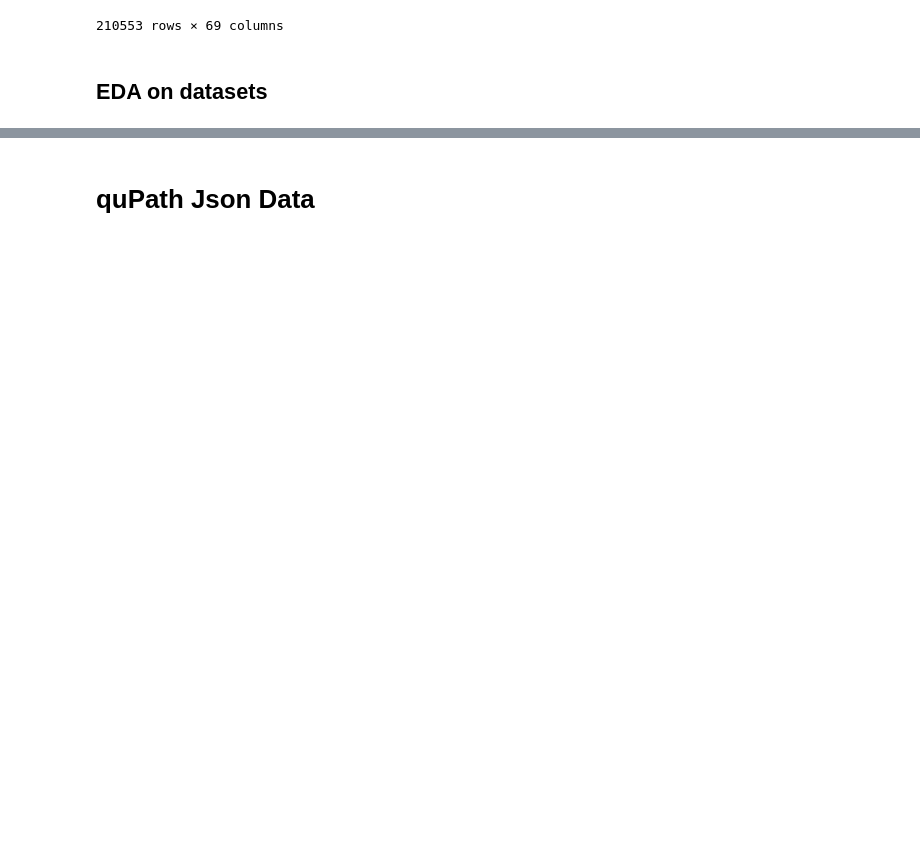
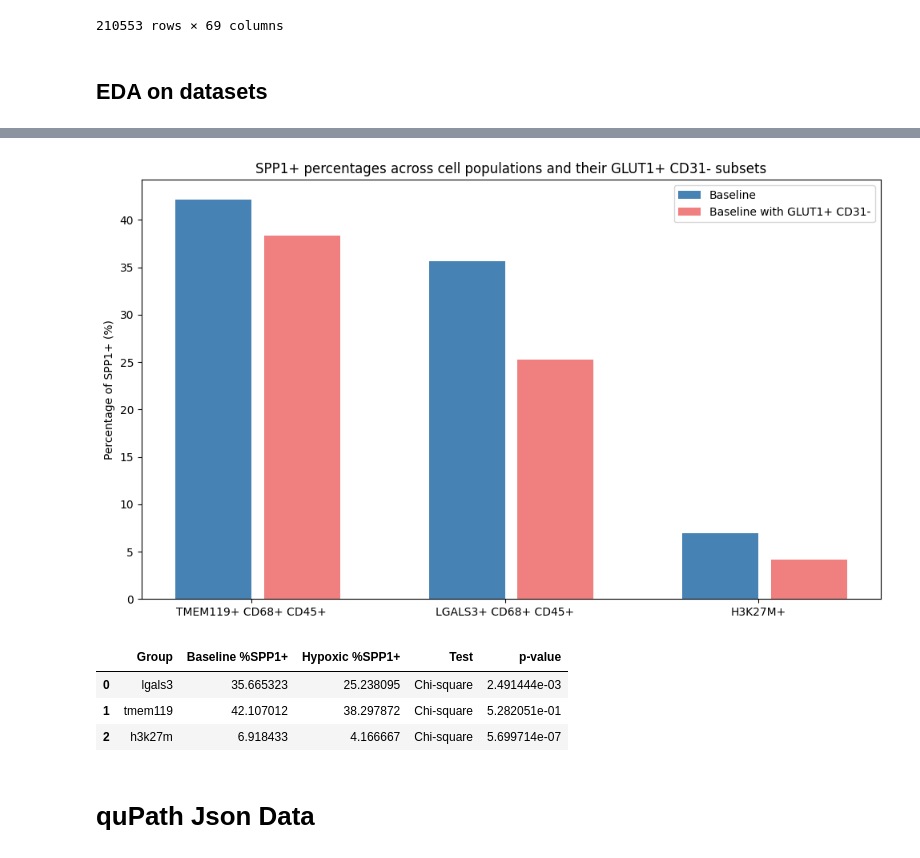
Before and after one commit to sadeghetemad/nencki-image-segmentation, a Jupyter notebook: notebooks/patient_analysis.ipynb, the cells around one changed output, grey strips where cells are left out. Drawn from its saved outputs; the diff is of its cells as text; code cells hidden in the pictures; blank space fills up the shorter version.

Commit message:
feat: add statistical test

```diff
--- a/notebooks/patient_analysis.ipynb
+++ b/notebooks/patient_analysis.ipynb
@@ -245,0 +275,19 @@ plt.show()
+# %%
+def pos(data, marker, method="otsu", compartment="Cell"):
+    """
+    Return boolean mask of positive cells for a given marker.
+
+    Parameters
+    ----------
+    data : pd.DataFrame
+        QuPath measurement table.
+    marker : str
+        Marker name, e.g. "CD68"
+    method : str
+        Thresholding method key, e.g. "otsu", "gmm"
+    compartment : str
+        "Cell" or "Nucleus"
+    """
+    col = f"{compartment}: {marker}: Mean"
+    thr = TH[marker][compartment][method]
+    return data[col] > thr
@@ -245,0 +351,33 @@ plt.show()
+# %%
+groups = [
+    "TMEM119+ CD68+ CD45+",
+    "TMEM119+ CD68+ CD45+ GLUT1+ CD31-",
+    "LGALS3+ CD68+ CD45+",
+    "LGALS3+ CD68+ CD45+ GLUT1+ CD31-",
+    "H3K27M+",
+    "H3K27M+ GLUT1+ CD31-"
+]
+values = summary["% SPP1+"]
+
+pairs = [(0,1), (2,3), (4,5)]
+
+plt.figure(figsize=(10,6))
+
+for i, (a, b) in enumerate(pairs):
+    x = np.array([i, i+0.35])
+    y = [values[a], values[b]]
+
+    plt.bar(x[0], y[0], width=0.3, color="steelblue", label="Baseline" if i == 0 else "")
+    plt.bar(x[1], y[1], width=0.3, color="lightcoral", label="Baseline with GLUT1+ CD31-" if i == 0 else "")
+
+plt.xticks([i+0.15 for i in range(len(pairs))],
+           ["TMEM119+ CD68+ CD45+", "LGALS3+ CD68+ CD45+", "H3K27M+"],
+           rotation=0)
+
+plt.ylabel("Percentage of SPP1+ (%)")
+plt.title("SPP1+ percentages across cell populations and their GLUT1+ CD31- subsets")
+plt.legend()
+plt.tight_layout()
+plt.show()
+# %% [output]
+[figure, added]
@@ -246,3 +448,20 @@ plt.show()
+# %%
+group_mask = {
+    "tmem119": tmem119,
+    "tmem119_hypoxic": tmem119 & hypoxic,
+    "lgals3": lgals3,
+    "lgals3_hypoxic": lgals3 & hypoxic,
+    "h3k27m": h3k27m,
+    "h3k27m_hypoxic": h3k27m & hypoxic
+}
+
+summary_stats = test_significance(data, group_mask, marker="SPP1", method="manual", compartment="Cell")
+summary_stats
+# %% [output]
+|  | Group | Baseline %SPP1+ | Hypoxic %SPP1+ | Test | p-value |
+| 0 | lgals3 | 35.665323 | 25.238095 | Chi-square | 2.491444e-03 |
+| 1 | tmem119 | 42.107012 | 38.297872 | Chi-square | 5.282051e-01 |
+| 2 | h3k27m | 6.918433 | 4.166667 | Chi-square | 5.699714e-07 |
 # %% [markdown]
 # quPath Json Data
 # %%
```
Also changed, not shown: parts of 20 cells of this notebook.
